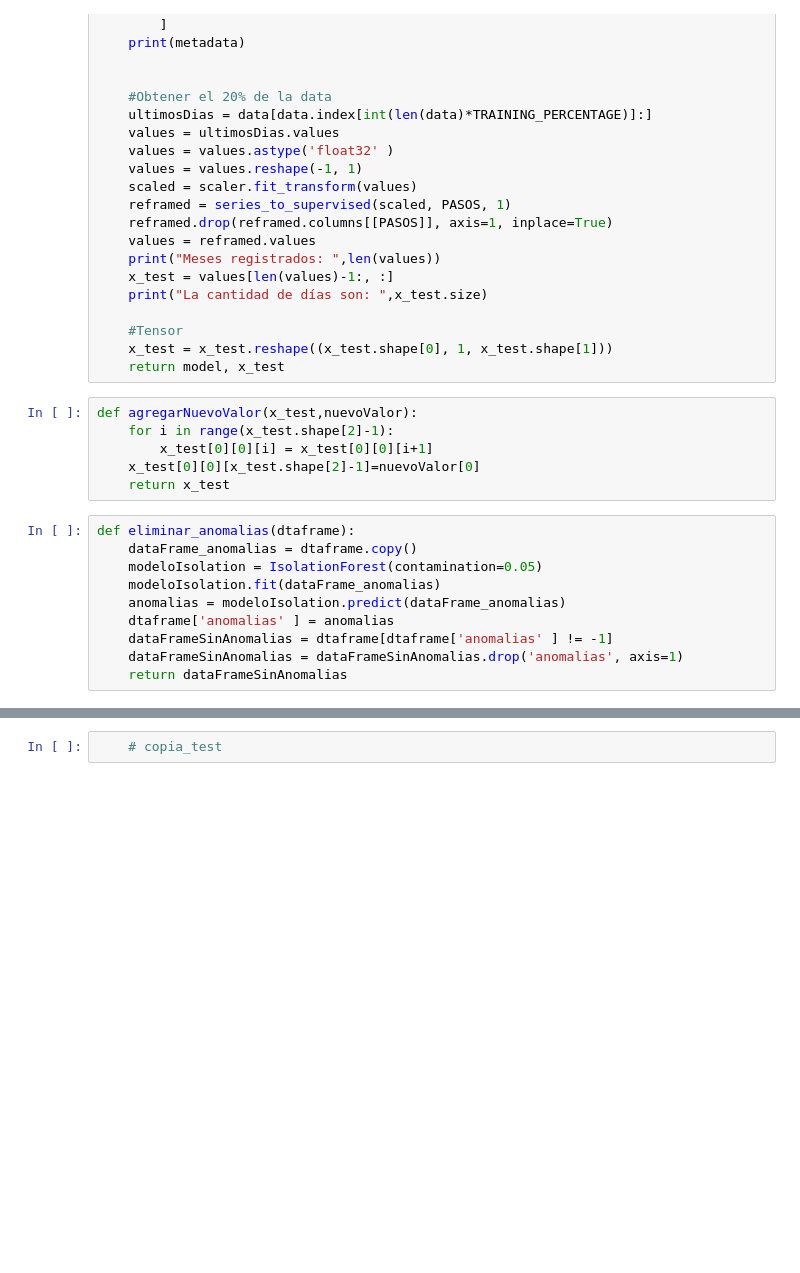
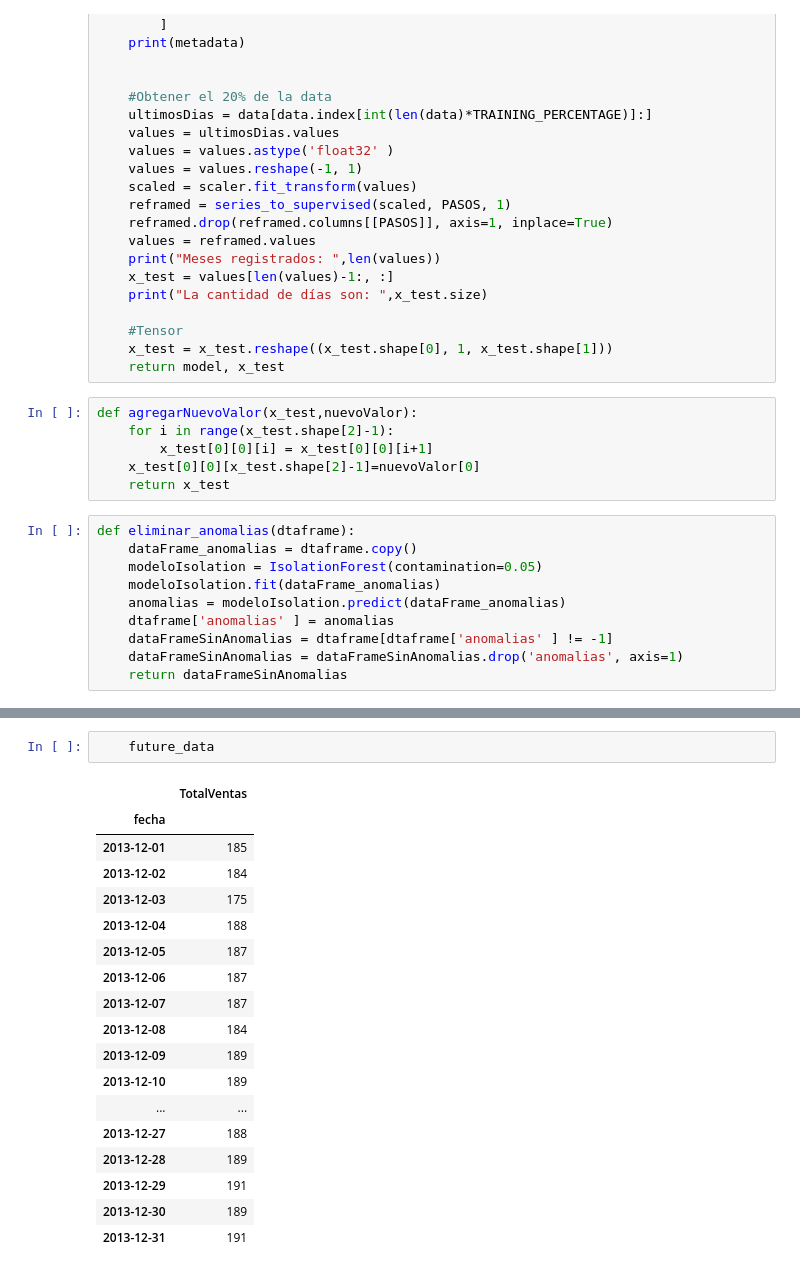
Before and after one commit to JorgC-dev/pronostivo-v2, a Jupyter notebook: experimentals/labs/MLP_v1_2_PoC.ipynb, the cells around one changed output, grey strips where cells are left out. Cells and saved outputs as stored; diff of their text form; blank space fills up the shorter version.

```diff
--- a/experimentals/labs/MLP_v1_2_PoC.ipynb
+++ b/experimentals/labs/MLP_v1_2_PoC.ipynb
@@ -376,6 +396,25 @@ La cantidad de días son:  31
 la cantidad de datos son:  31
 # %%
-    # copia_test
+    future_data
+# %% [output]
+|  | TotalVentas |
+| fecha |  |
+| 2013-12-01 | 185 |
+| 2013-12-02 | 184 |
+| 2013-12-03 | 175 |
+| 2013-12-04 | 188 |
+| 2013-12-05 | 187 |
+| 2013-12-06 | 187 |
+| 2013-12-07 | 187 |
+| 2013-12-08 | 184 |
+| 2013-12-09 | 189 |
+| 2013-12-10 | 189 |
+| ... | ... |
+| 2013-12-27 | 188 |
+| 2013-12-28 | 189 |
+| 2013-12-29 | 191 |
+| 2013-12-30 | 189 |
+| 2013-12-31 | 191 |
 # %%
 prepData = historyData
 prepData.index = pd.to_datetime(historyData.index)
```
Also changed, not shown: parts of 11 cells of this notebook, 14 other files.
